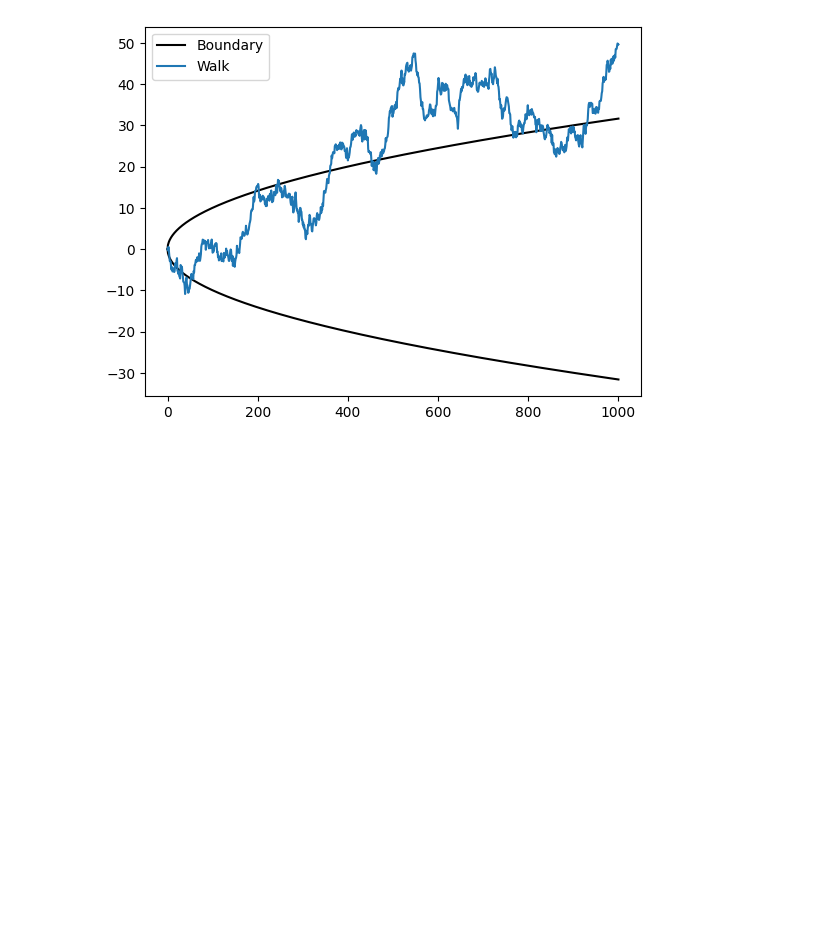
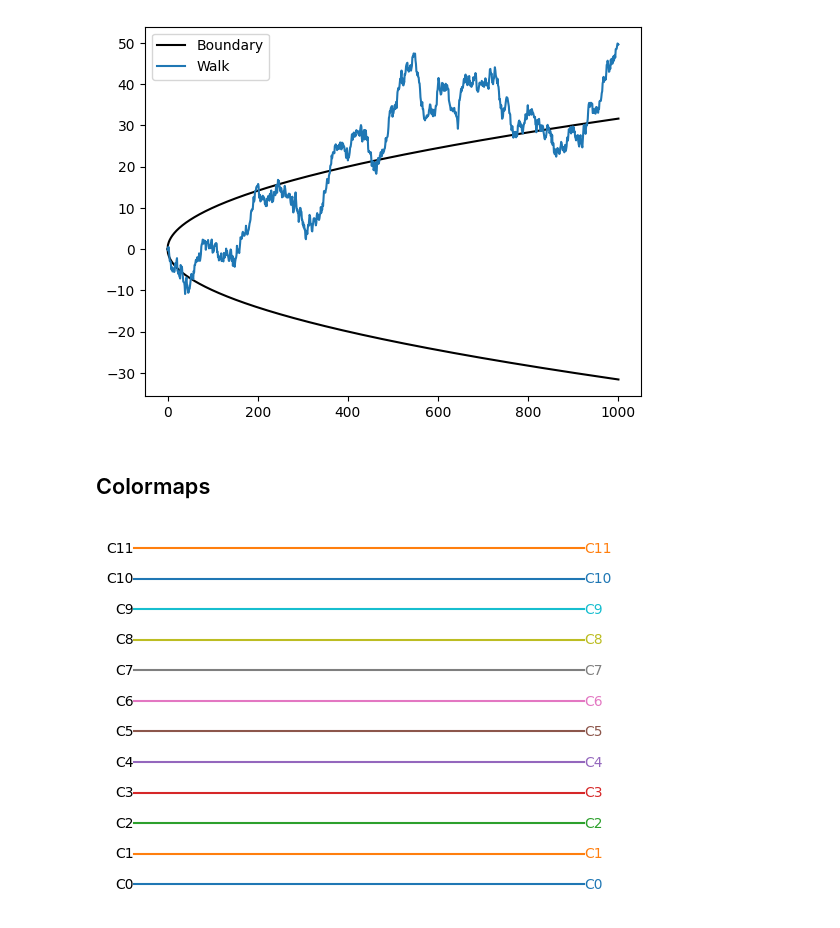
Before and after one commit to romz-pl/Jupyter-Python, a Jupyter notebook: 04-matplotlib/matplotlib.ipynb, the cells around one changed output. Cells and saved outputs as stored; diff of their text form; code cells hidden in the pictures; blank space fills up the shorter version.

Commit message:
Colormaps

```diff
--- a/04-matplotlib/matplotlib.ipynb
+++ b/04-matplotlib/matplotlib.ipynb
@@ -514,3 +514,20 @@ plt.savefig('./output/random_walk.png', bbox_inches="tight", dpi = 150)
 plt.show()
 # %% [output]
 [figure]
+# %% [markdown]
+## Colormaps
+# %%
+fig, ax = plt.figure(), plt.axes()
+for i in range(12):
+    # Plot color automatically cycles through color map
+    ax.plot([0,1], np.ones(2)*i)
+
+    # Text with default color on the left
+    ax.text(0, i, 'C' + str(i), va = 'center', ha = 'right')
+
+    # Text with variable color on the right
+    ax.text(1, i, 'C' + str(i), va = 'center', ha = 'left', color = 'C'+str(i))
+ax.axis('off')
+plt.show()
+# %% [output]
+[figure, added]
```
